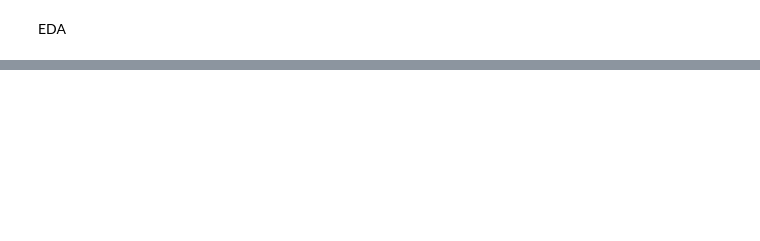
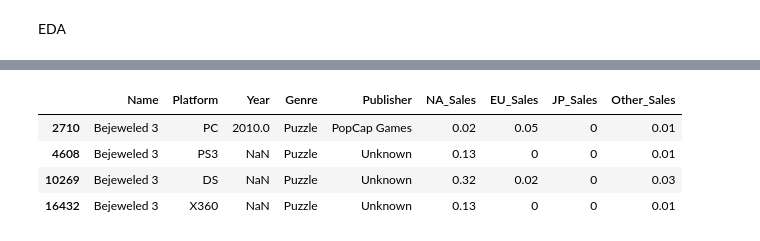
Before and after one commit to IlsuSong/Section1_Project, a Jupyter notebook: AI_14_송일수_Section1.ipynb, the cells around one changed output, grey strips where cells are left out. Drawn from its saved outputs; the diff is of its cells as text; code cells hidden in the pictures; blank space fills up the shorter version.

```diff
--- a/AI_14_송일수_Section1.ipynb
+++ b/AI_14_송일수_Section1.ipynb
@@ -58,0 +50,19 @@ dfc[dfc.Name.duplicated()&dfc.Platform.duplicated()]
+# %%
+Year_null=dfc[dfc.Year.isnull()].index # NaN 값 들어있는 인덱스 목록
+
+for i in Year_null:          #NaN 데이터
+  j=0
+  for j in range(16598):   #전체 데이터
+    if i==j :
+      continue
+    elif dfc.iloc[i,0]==dfc.iloc[j,0] : #대조
+      dfc.iloc[i,2]=dfc.iloc[j,2]  #변경
+      break
+
+# if dfc.iloc[0,1]==dfc.iloc[0,2]:
+#   print('o')
+# else:
+#   print('x')
+
+# for i in range(16598):
+# dfc[i,0]==dfc.iloc[Year_null[0],0]
@@ -58,0 +98,12 @@ dfc[dfc.Name.duplicated()&dfc.Platform.duplicated()]
+# %%
+#dfc[dfc[['Name','Platform','Year','Genre']].duplicated()]
+
+dfc[dfc['Name']=='Bejeweled 3']
+
+#pd.DataFrame(dfc.iloc[0:131,1])
+# %% [output]
+|  | Name | Platform | Year | Genre | Publisher | NA_Sales | EU_Sales | JP_Sales | Other_Sales |
+| 2710 | Bejeweled 3 | PC | 2010.0 | Puzzle | PopCap Games | 0.02 | 0.05 | 0 | 0.01 |
+| 4608 | Bejeweled 3 | PS3 | NaN | Puzzle | Unknown | 0.13 | 0 | 0 | 0.01 |
+| 10269 | Bejeweled 3 | DS | NaN | Puzzle | Unknown | 0.32 | 0.02 | 0 | 0.03 |
+| 16432 | Bejeweled 3 | X360 | NaN | Puzzle | Unknown | 0.13 | 0 | 0 | 0.01 |
```
Also changed, not shown: parts of 6 cells of this notebook.
